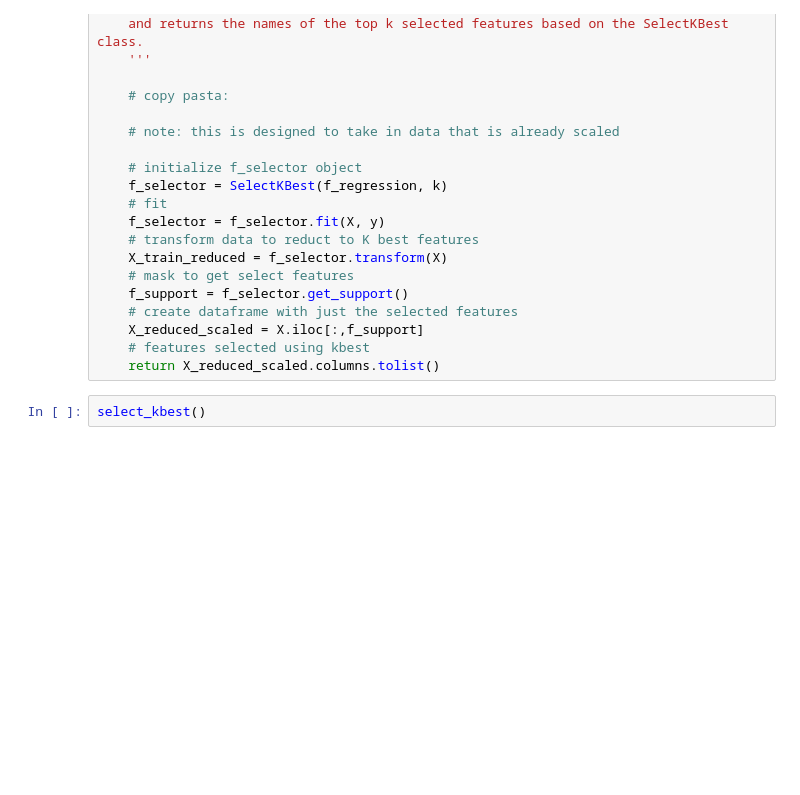
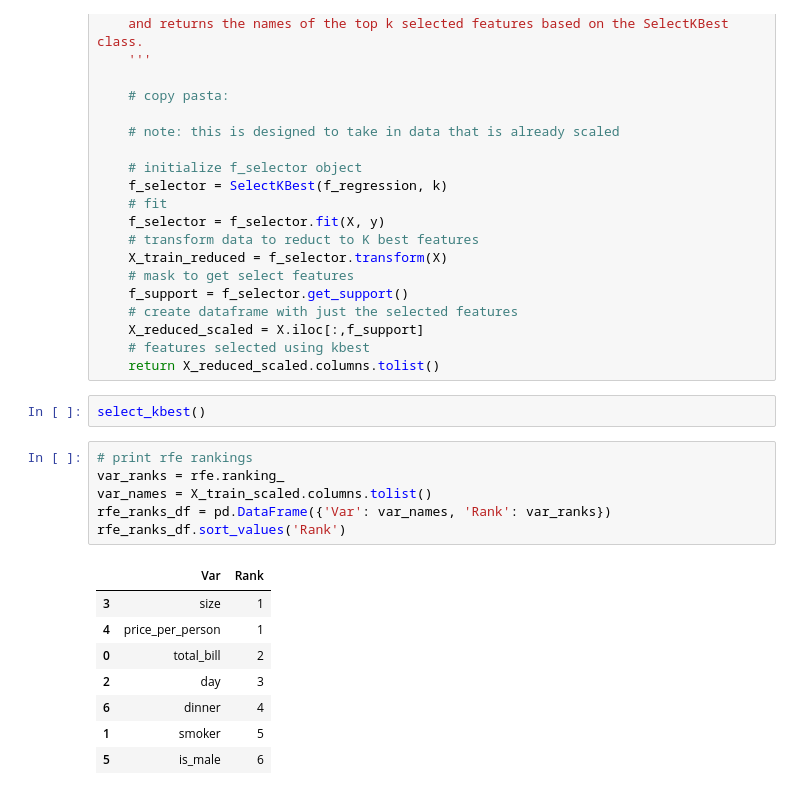
Before and after one commit to KwameTaylor/regression-exercises, a Jupyter notebook: feature_engineering.ipynb, the cells around one changed output. Cells and saved outputs as stored; diff of their text form; blank space fills up the shorter version.

```diff
--- a/feature_engineering.ipynb
+++ b/feature_engineering.ipynb
@@ -482,3 +482,18 @@ def select_kbest(X, y, k):
     return X_reduced_scaled.columns.tolist()
 # %%
 select_kbest()
+# %%
+# print rfe rankings
+var_ranks = rfe.ranking_
+var_names = X_train_scaled.columns.tolist()
+rfe_ranks_df = pd.DataFrame({'Var': var_names, 'Rank': var_ranks})
+rfe_ranks_df.sort_values('Rank')
+# %% [output]
+|  | Var | Rank |
+| 3 | size | 1 |
+| 4 | price_per_person | 1 |
+| 0 | total_bill | 2 |
+| 2 | day | 3 |
+| 6 | dinner | 4 |
+| 1 | smoker | 5 |
+| 5 | is_male | 6 |
```
Also changed, not shown: parts of 4 cells of this notebook.
